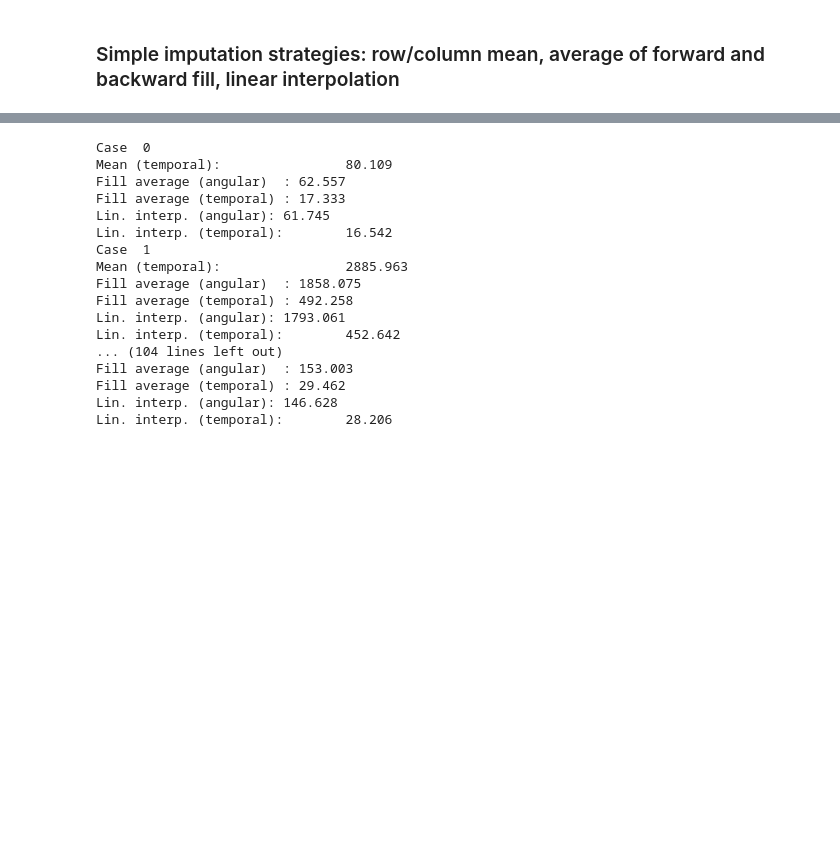
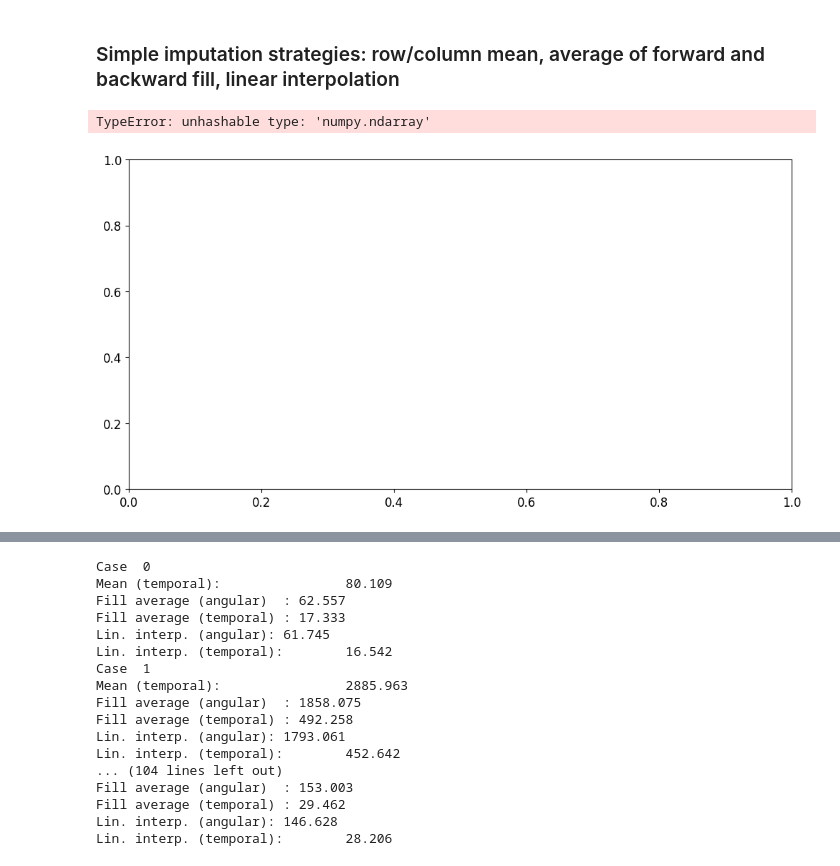
Before and after one commit to ojsant/gradu, a Jupyter notebook: pad_imputation.ipynb, the cells around one changed output, grey strips where cells are left out. Drawn from its saved outputs; the diff is of its cells as text; code cells hidden in the pictures; blank space fills up the shorter version.

```diff
--- a/pad_imputation.ipynb
+++ b/pad_imputation.ipynb
@@ -118,3 +119,20 @@ def plot_results(t, pa, I_data, true, reduced, imputed, score: str,
 
     else:
         plt.show()
+# %%
+imputer = PADImputer()
+I_data = data_dict["Intensities"][0]
+B_data = data_dict["MagField"][0]
+pa = data_dict["PitchAngle"][0]
+t = data_dict["Epoch"][0]
+
+ind = pd.MultiIndex.from_product([wind.sectors, ["min", "center", "max"]])
+cov = pd.DataFrame(data_dict["Coverage"][0], index=t, columns=ind)
+
+true = pad_histogram(wind, I_data, cov, bins=8)
+X, Y = np.meshgrid(t, pa, indexing="ij")
+fig, ax = plt.subplots(figsize=(12, 6))
+plt.pcolormesh(X, Y, true)
+# %% [output]
+TypeError: unhashable type: 'numpy.ndarray'
+[figure, added]
```
Also changed, not shown: parts of 4 cells of this notebook, 5 other files.
